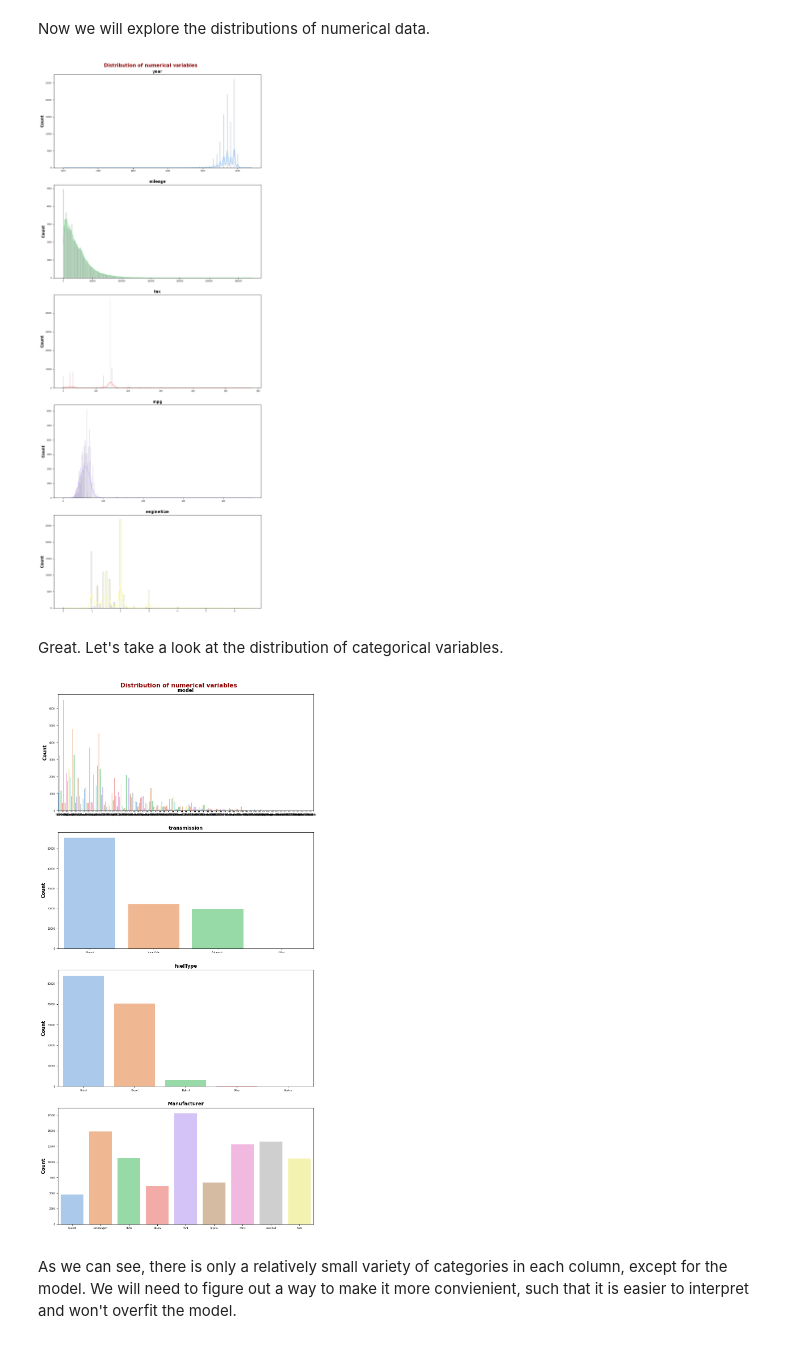
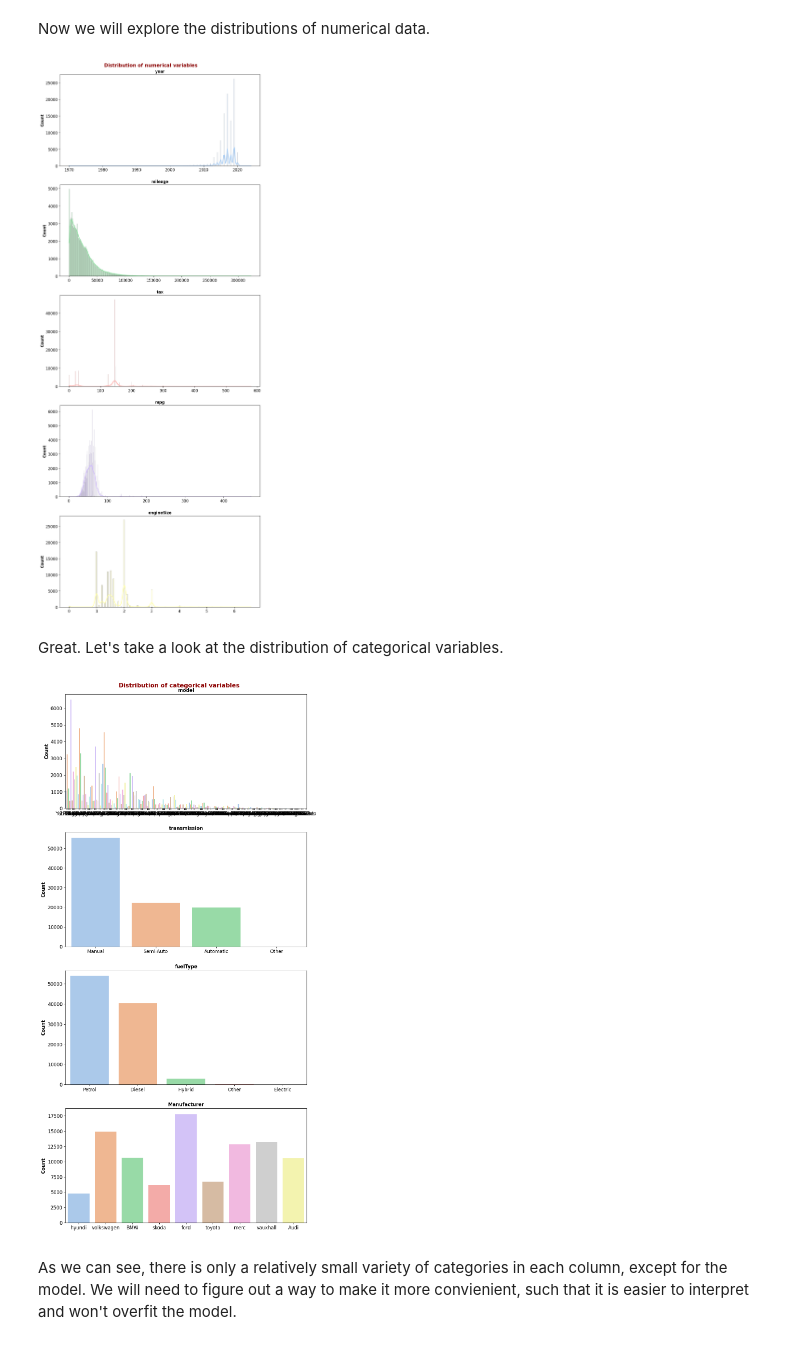
Before and after one commit to MichalRedm/DM-project1, a Jupyter notebook: report.ipynb, the cells around one changed output. Cells and saved outputs as stored; diff of their text form; code cells hidden in the pictures.

```diff
--- a/report.ipynb
+++ b/report.ipynb
@@ -97,34 +97,34 @@ for i, col in enumerate(num_cols):
     axes[i].set_xlabel(" ")
     axes[i].set_ylabel("Count", fontsize=12, fontweight='bold', color='black')
     axes[i].set_title(col, fontsize=12, fontweight='bold', color='black')
-    axes[i].tick_params(labelsize=6)
+    axes[i].tick_params(labelsize=12)
 
 fig.suptitle('Distribution of numerical variables', fontsize=15, fontweight='bold', color='darkred')
 fig.tight_layout()
 fig.subplots_adjust(top=0.96)
 plt.show()
 # %% [output]
-[figure, old version]
+[figure, new version]
 # %% [markdown]
 Great. Let's take a look at the distribution of categorical variables.
 # %%
 fig, axes = plt.subplots(4, 1, figsize=(10, 20))
 axes = axes.flat
 
 for i, col in enumerate(cat_cols):
     # add countplot for each categorical column
     sns.countplot(data=input_features, x=col, palette='pastel', ax=axes[i])
     axes[i].set_xlabel(" ")
     axes[i].set_ylabel("Count", fontsize=12, fontweight='bold', color='black')
     axes[i].set_title(col, fontsize=12, fontweight='bold', color='black')
-    axes[i].tick_params(labelsize=6)
+    axes[i].tick_params(labelsize=12)
 
 fig.suptitle('Distribution of categorical variables', fontsize=15, fontweight='bold', color='darkred')
 fig.tight_layout()
 fig.subplots_adjust(top=0.96)
 plt.show()
 # %% [output]
-[figure, old version]
+[figure, new version]
 # %% [markdown]
 As we can see, there is only a relatively small variety of categories in each column, except for the model. We will need to figure out a way to make it more convienient, such that it is easier to interpret and won't overfit the model.
 # %%
```
Also changed, not shown: parts of 2 cells of this notebook.
